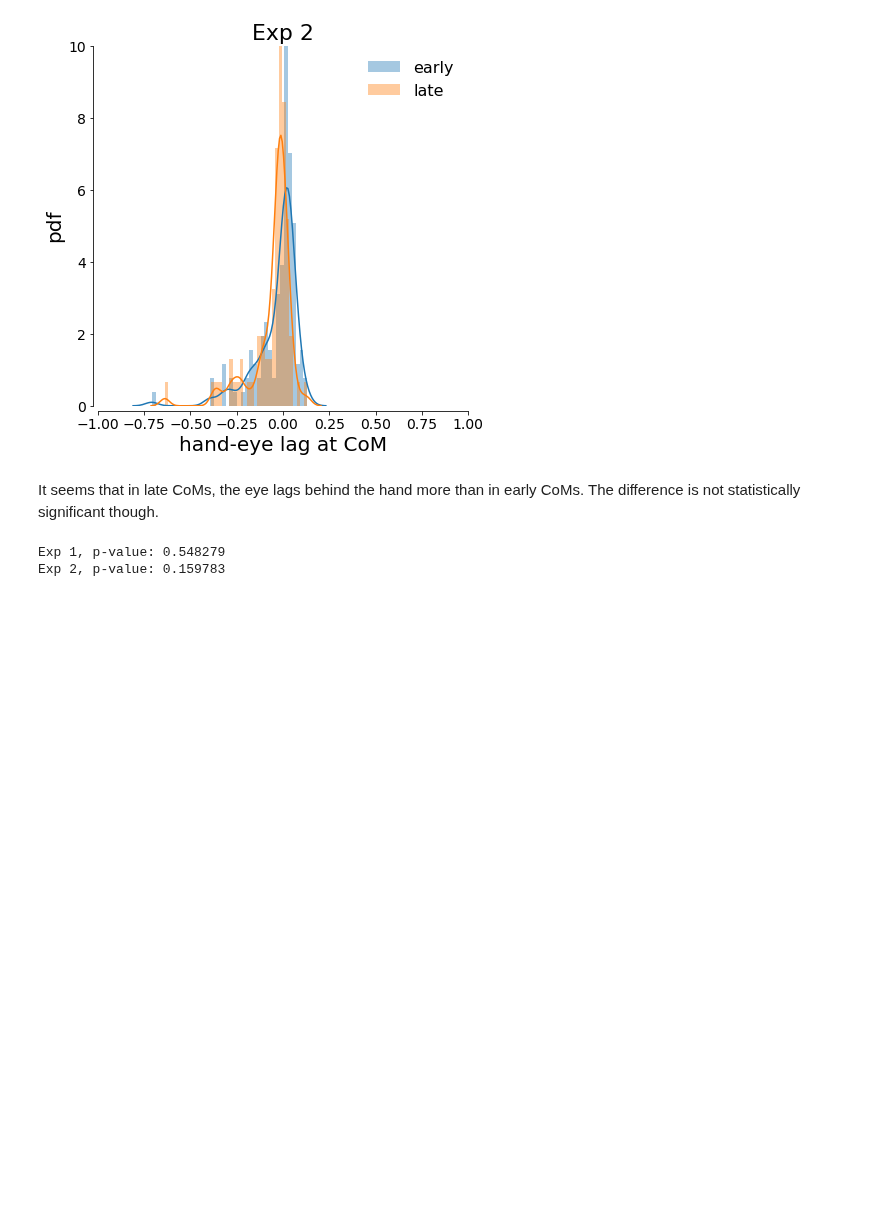
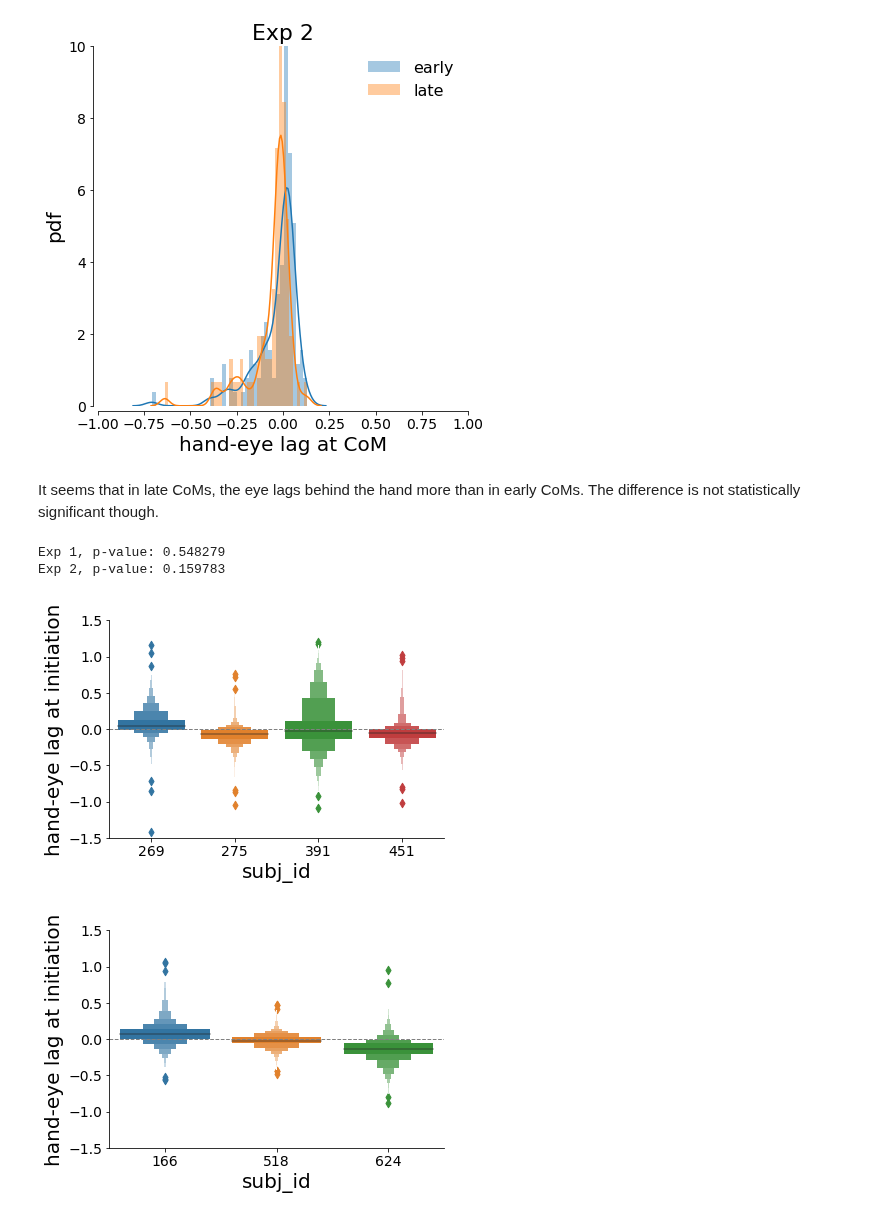
Before and after one commit to cherepaha/eyehandrdk, a Jupyter notebook: eye_hand_lags.ipynb, the cells around one changed output. Cells and saved outputs as stored; diff of their text form; code cells hidden in the pictures; blank space fills up the shorter version.

```diff
--- a/eye_hand_lags.ipynb
+++ b/eye_hand_lags.ipynb
@@ -219,3 +221,18 @@ print('Exp 2, p-value: %f' % (com_lag_late_early_ttest(choices_2)[1]))
 # %% [output]
 Exp 1, p-value: 0.548279
 Exp 2, p-value: 0.159783
+# %%
+# sns.factorplot(data=choices_1, x='subj_id', y='hand-eye lag at initiation', join=False)
+# sns.factorplot(data=choices_2, x='subj_id', y='hand-eye lag at initiation', join=False)
+def plot_lag_by_subj(choices, exp):
+    plt.figure()
+    ax = sns.lvplot(data=choices, x='subj_id', y='hand-eye lag at initiation')
+    ax.axhline(0.0, color='grey', ls='--', lw=1)
+    ax.set_ylim((-1.5, 1.5))
+    plt.savefig(('figures/lag_by_subj_%s' % (exp)).replace(' ', '_'), bbox_inches='tight')
+
+plot_lag_by_subj(choices_1, exp_1)
+plot_lag_by_subj(choices_2, exp_2)
+# %% [output]
+[figure, added]
+[figure, added]
```
Also changed, not shown: parts of 4 cells of this notebook, 1 other file.
